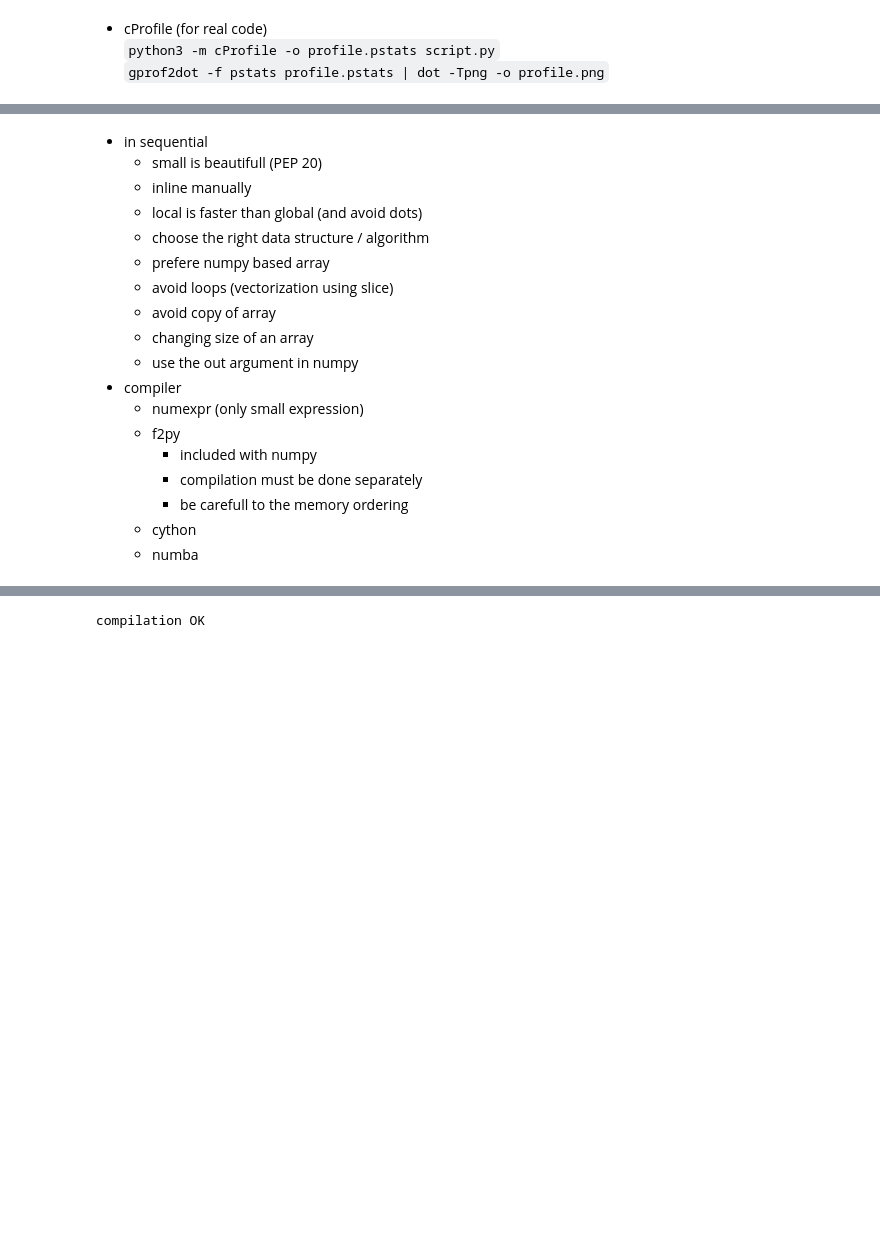
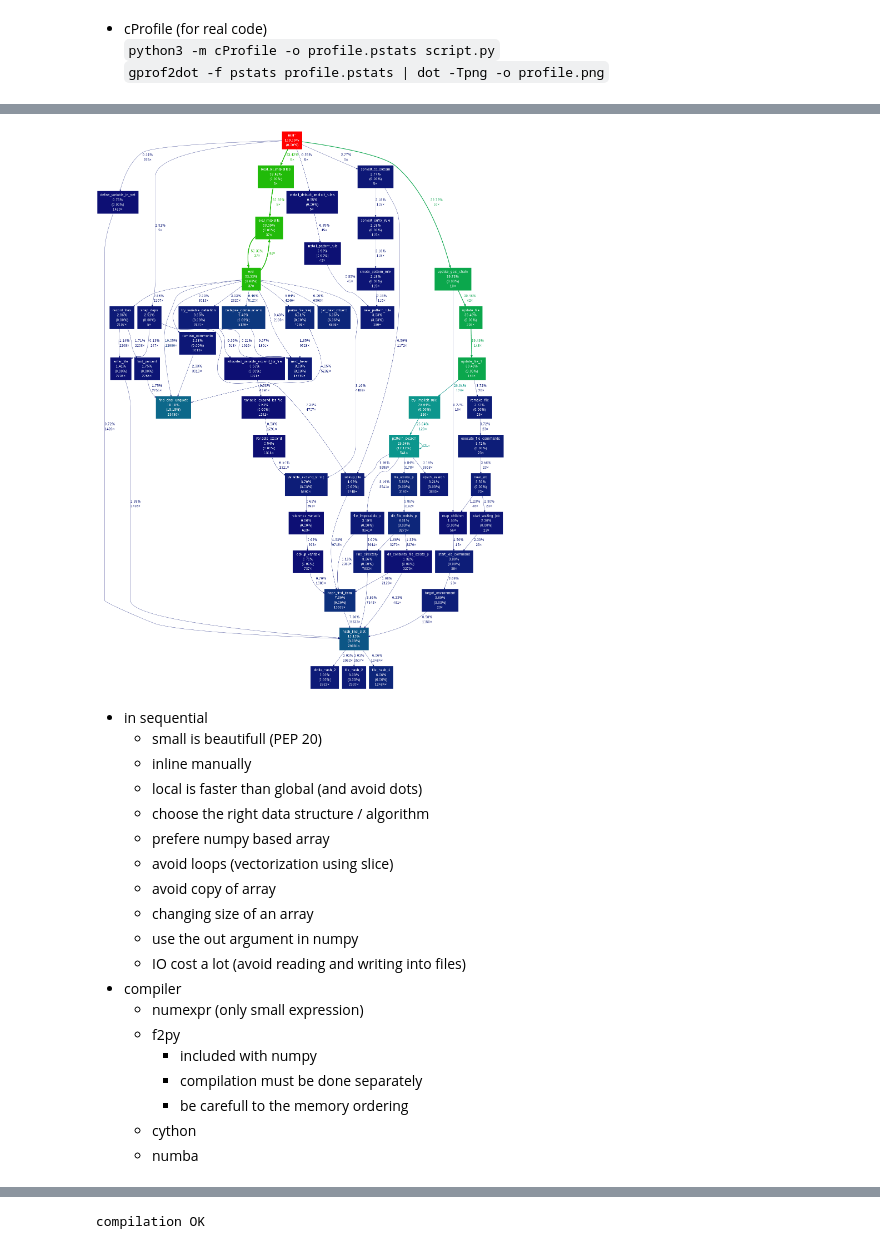
Before and after one commit to pums974/formation_python, a Jupyter notebook: advanced.ipynb, the cells around one changed output, grey strips where cells are left out. Cells and saved outputs as stored; diff of their text form; code cells hidden in the pictures; blank space fills up the shorter version.

```diff
--- a/advanced.ipynb
+++ b/advanced.ipynb
@@ -355,3 +373,8 @@ cProfile.run('function1()')
+# %%
+from IPython.display import Image
+Image(filename='profile.png')
+# %% [output]
+[figure, added]
 # %% [markdown]
 - in sequential
     - small is beautifull (PEP 20)
@@ -363,6 +386,7 @@ cProfile.run('function1()')
     - avoid copy of array
     - changing size of an array
     - use the out argument in numpy
+    - IO cost a lot (avoid reading and writing into files)
 - compiler
   - numexpr (only small expression)
   - f2py
```
Also changed, not shown: parts of 17 cells of this notebook.
